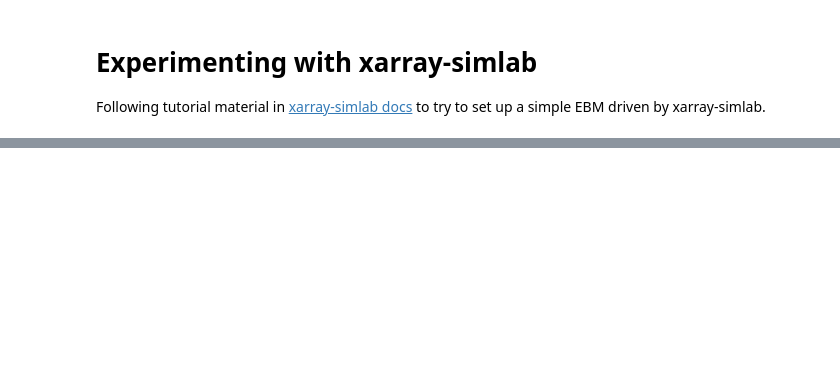
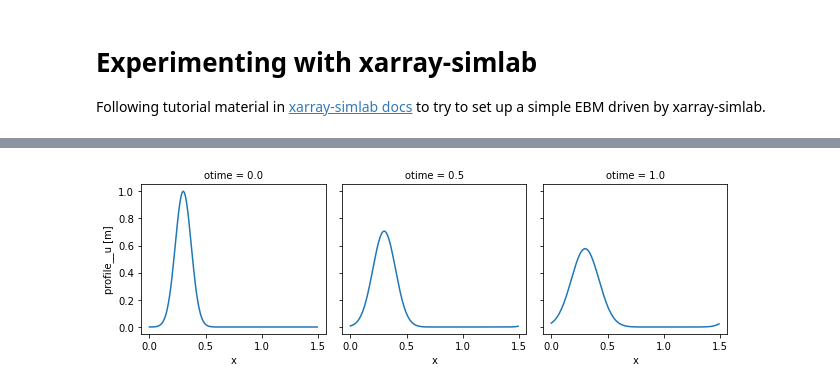
Before and after one commit to brian-rose/future-climlab, a Jupyter notebook: climlab-simlab.ipynb, the cells around one changed output, grey strips where cells are left out. Drawn from its saved outputs; the diff is of its cells as text; code cells hidden in the pictures; blank space fills up the shorter version.

```diff
--- a/climlab-simlab.ipynb
+++ b/climlab-simlab.ipynb
@@ -11 +15,93 @@ import xsimlab as xs
+# %%
+@xs.process
+class UniformGrid1D:
+    """Create a 1-dimensional, equally spaced grid."""
+
+    spacing = xs.variable(description="uniform spacing", static=True)
+    length = xs.variable(description="total length", static=True)
+    x = xs.index(dims="x")
+
+    def initialize(self):
+        self.x = np.arange(0, self.length, self.spacing)
+
+@xs.process
+class ProfileU:
+    """Compute the evolution of the profile of quantity `u`."""
+
+    u_vars = xs.group("u_vars")
+    u = xs.variable(
+        dims="x", intent="inout", description="quantity u", attrs={"units": "m"}
+    )
+
+    def run_step(self):
+        self._delta_u = sum((v for v in self.u_vars))
+
+    def finalize_step(self):
+        self.u += self._delta_u
+
+@xs.process
+class AdvectionLax:
+    """Advection using finite difference (Lax method) on
+    a fixed grid with periodic boundary conditions.
+
+    """
+
+    v = xs.variable(dims=[(), "x"], description="velocity")
+    grid_spacing = xs.foreign(UniformGrid1D, "spacing")
+    u = xs.foreign(ProfileU, "u")
+    u_advected = xs.variable(dims="x", intent="out", groups="u_vars")
+
+    @xs.runtime(args="step_delta")
+    def run_step(self, dt):
+        factor = self.v / (2 * self.grid_spacing)
+
+        u_left = np.roll(self.u, 1)
+        u_right = np.roll(self.u, -1)
+        u_1 = 0.5 * (u_right + u_left) - factor * dt * (u_right - u_left)
+
+        self.u_advected = u_1 - self.u
+
+@xs.process
+class InitUGauss:
+    """Initialize `u` profile using a Gaussian pulse."""
+
+    loc = xs.variable(description="location of initial pulse", static=True)
+    scale = xs.variable(description="scale of initial pulse", static=True)
+    x = xs.foreign(UniformGrid1D, "x")
+    u = xs.foreign(ProfileU, "u", intent="out")
+
+    def initialize(self):
+        self.u = np.exp(-1 / self.scale ** 2 * (self.x - self.loc) ** 2)
+
+advect_model = xs.Model(
+    {
+        "grid": UniformGrid1D,
+        "profile": ProfileU,
+        "init": InitUGauss,
+        "advect": AdvectionLax,
+    }
+)
+
+in_ds = xs.create_setup(
+        model=advect_model,
+    clocks={
+    'time': np.linspace(0., 1., 101),
+    'otime': [0, 0.5, 1]
+    },
+    master_clock='time',
+    input_vars={
+    'grid': {'length': 1.5, 'spacing': 0.01},
+    'init': {'loc': 0.3, 'scale': 0.1},
+    'advect__v': 0.
+    },
+    output_vars={
+    'profile__u': 'otime'
+    }
+    )
+
+out_ds = in_ds.xsimlab.run(model=advect_model)
+
+out_ds.profile__u.plot(col='otime', figsize=(9, 3));
+# %% [output]
+[figure, added]
 # %% [markdown]
```
Also changed, not shown: parts of 28 cells of this notebook, 1 other file.
